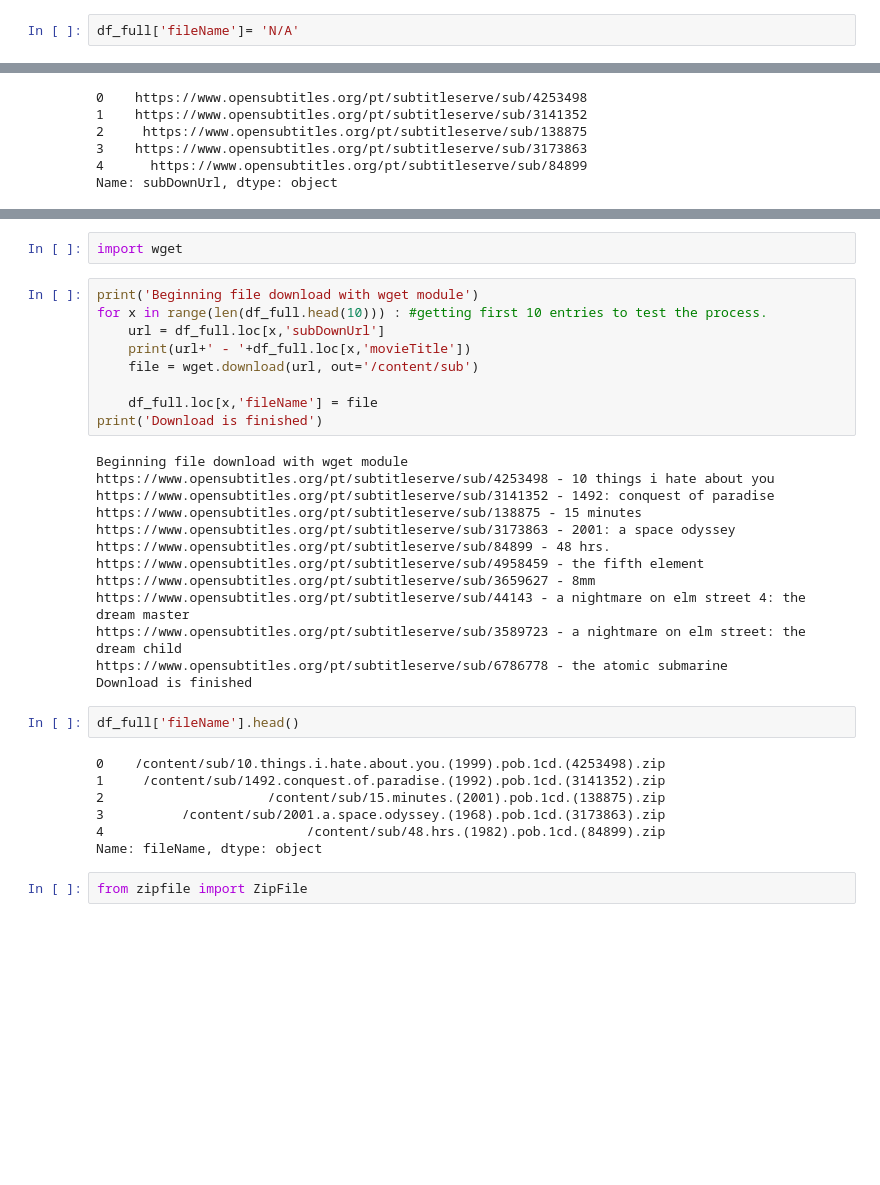
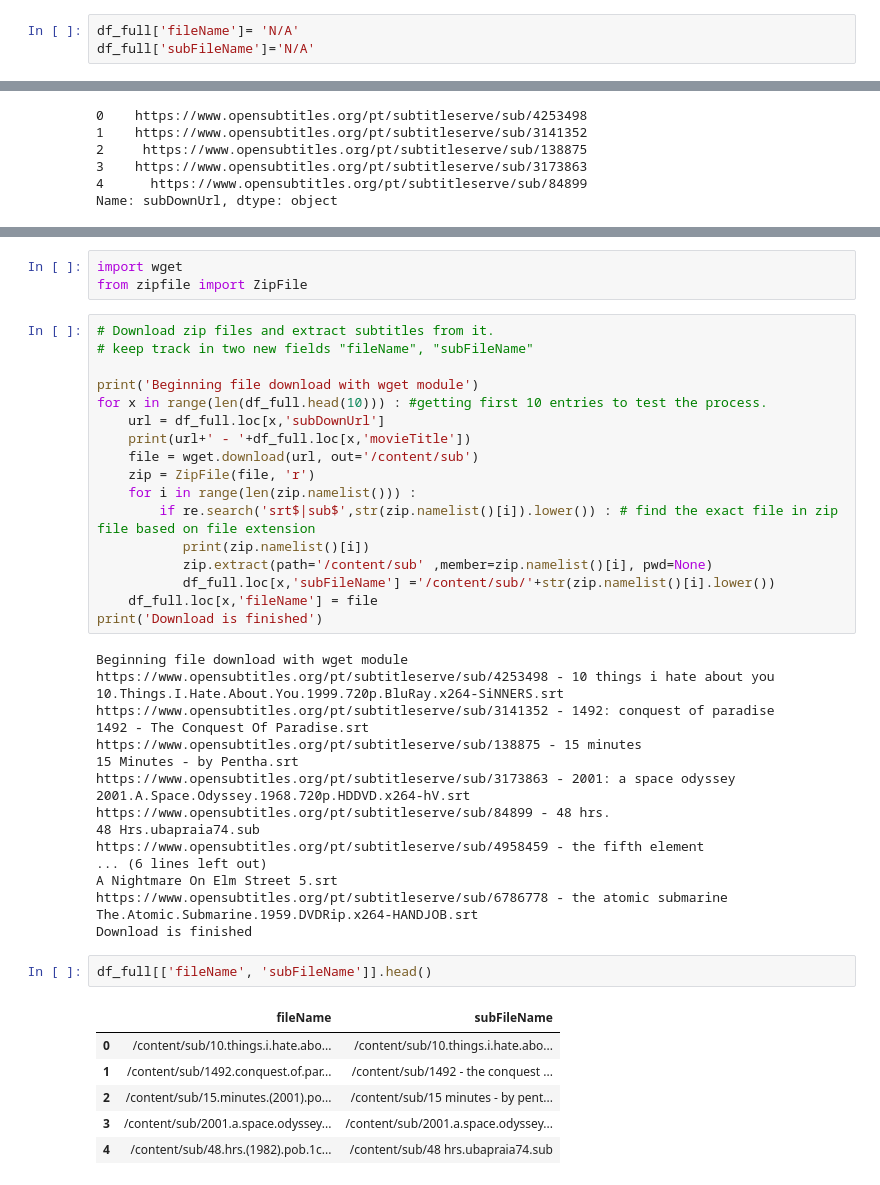
Before and after one commit to lucsantana/movieDlgPT-BR, a Jupyter notebook: corpusPT-BR.ipynb, the cells around one changed output, grey strips where cells are left out. Drawn from its saved outputs; the diff is of its cells as text; blank space fills up the shorter version.

Commit message:
download and extract  subtitle file

```diff
--- a/corpusPT-BR.ipynb
+++ b/corpusPT-BR.ipynb
@@ -374,6 +376,7 @@ Step By Step
 4.   If a Zipped file extract the file and catalog it to further manipulation.
 # %%
 df_full['fileName']= 'N/A'
+df_full['subFileName']='N/A'
 # %%
 df_full.dtypes
 # %% [output]
@@ -403,35 +409,47 @@ Name: subDownUrl, dtype: object
 # %%
 import wget
+from zipfile import ZipFile
 # %%
+# Download zip files and extract subtitles from it.
+# keep track in two new fields "fileName", "subFileName"
+
 print('Beginning file download with wget module')
 for x in range(len(df_full.head(10))) : #getting first 10 entries to test the process.
     url = df_full.loc[x,'subDownUrl']
     print(url+' - '+df_full.loc[x,'movieTitle'])
     file = wget.download(url, out='/content/sub')
-
+    zip = ZipFile(file, 'r')
+    for i in range(len(zip.namelist())) :
+        if re.search('srt$|sub$',str(zip.namelist()[i]).lower()) : # find the exact file in zip file based on file extension
+           print(zip.namelist()[i])
+           zip.extract(path='/content/sub' ,member=zip.namelist()[i], pwd=None)
+           df_full.loc[x,'subFileName'] ='/content/sub/'+str(zip.namelist()[i].lower())
     df_full.loc[x,'fileName'] = file
 print('Download is finished')
 # %% [output]
 Beginning file download with wget module
 https://www.opensubtitles.org/pt/subtitleserve/sub/4253498 - 10 things i hate about you
+10.Things.I.Hate.About.You.1999.720p.BluRay.x264-SiNNERS.srt
 https://www.opensubtitles.org/pt/subtitleserve/sub/3141352 - 1492: conquest of paradise
+1492 - The Conquest Of Paradise.srt
 https://www.opensubtitles.org/pt/subtitleserve/sub/138875 - 15 minutes
+15 Minutes - by Pentha.srt
 https://www.opensubtitles.org/pt/subtitleserve/sub/3173863 - 2001: a space odyssey
+2001.A.Space.Odyssey.1968.720p.HDDVD.x264-hV.srt
 https://www.opensubtitles.org/pt/subtitleserve/sub/84899 - 48 hrs.
+48 Hrs.ubapraia74.sub
 https://www.opensubtitles.org/pt/subtitleserve/sub/4958459 - the fifth element
-https://www.opensubtitles.org/pt/subtitleserve/sub/3659627 - 8mm
-https://www.opensubtitles.org/pt/subtitleserve/sub/44143 - a nightmare on elm street 4: the dream master
-https://www.opensubtitles.org/pt/subtitleserve/sub/3589723 - a nightmare on elm street: the dream child
+... (6 lines left out)
+A Nightmare On Elm Street 5.srt
 https://www.opensubtitles.org/pt/subtitleserve/sub/6786778 - the atomic submarine
+The.Atomic.Submarine.1959.DVDRip.x264-HANDJOB.srt
 Download is finished
 # %%
-df_full['fileName'].head()
+df_full[['fileName', 'subFileName']].head()
 # %% [output]
-0    /content/sub/10.things.i.hate.about.you.(1999).pob.1cd.(4253498).zip
-1     /content/sub/1492.conquest.of.paradise.(1992).pob.1cd.(3141352).zip
-2                     /content/sub/15.minutes.(2001).pob.1cd.(138875).zip
-3          /content/sub/2001.a.space.odyssey.(1968).pob.1cd.(3173863).zip
-4                          /content/sub/48.hrs.(1982).pob.1cd.(84899).zip
-Name: fileName, dtype: object
+|  | fileName | subFileName |
+| 0 | /content/sub/10.things.i.hate.abo... | /content/sub/10.things.i.hate.abo... |
+| 1 | /content/sub/1492.conquest.of.par... | /content/sub/1492 - the conquest ... |
+| 2 | /content/sub/15.minutes.(2001).po... | /content/sub/15 minutes - by pent... |
+| 3 | /content/sub/2001.a.space.odyssey... | /content/sub/2001.a.space.odyssey... |
+| 4 | /content/sub/48.hrs.(1982).pob.1c... | /content/sub/48 hrs.ubapraia74.sub |
-# %%
-from zipfile import ZipFile
```
Also changed, not shown: parts of 5 cells of this notebook.
